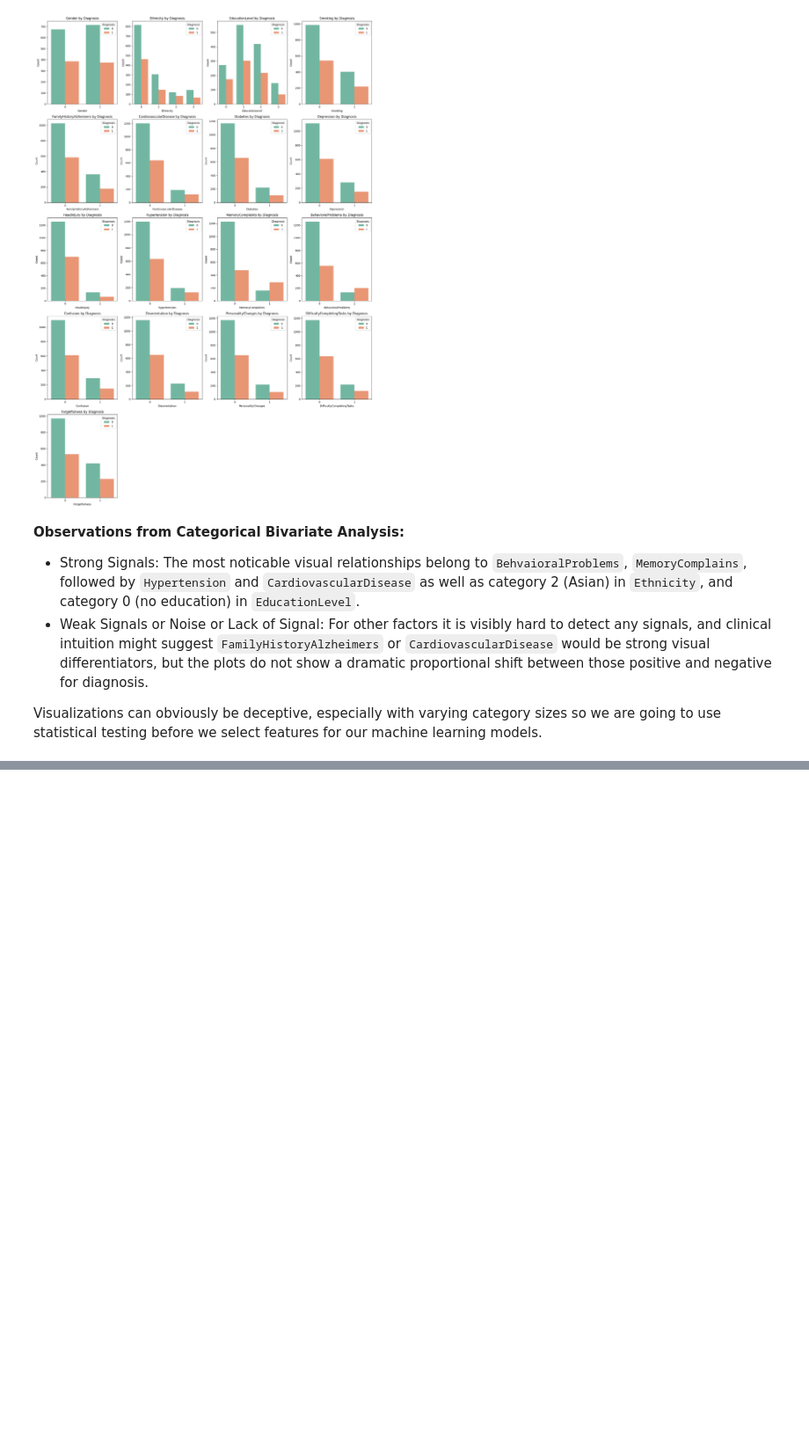
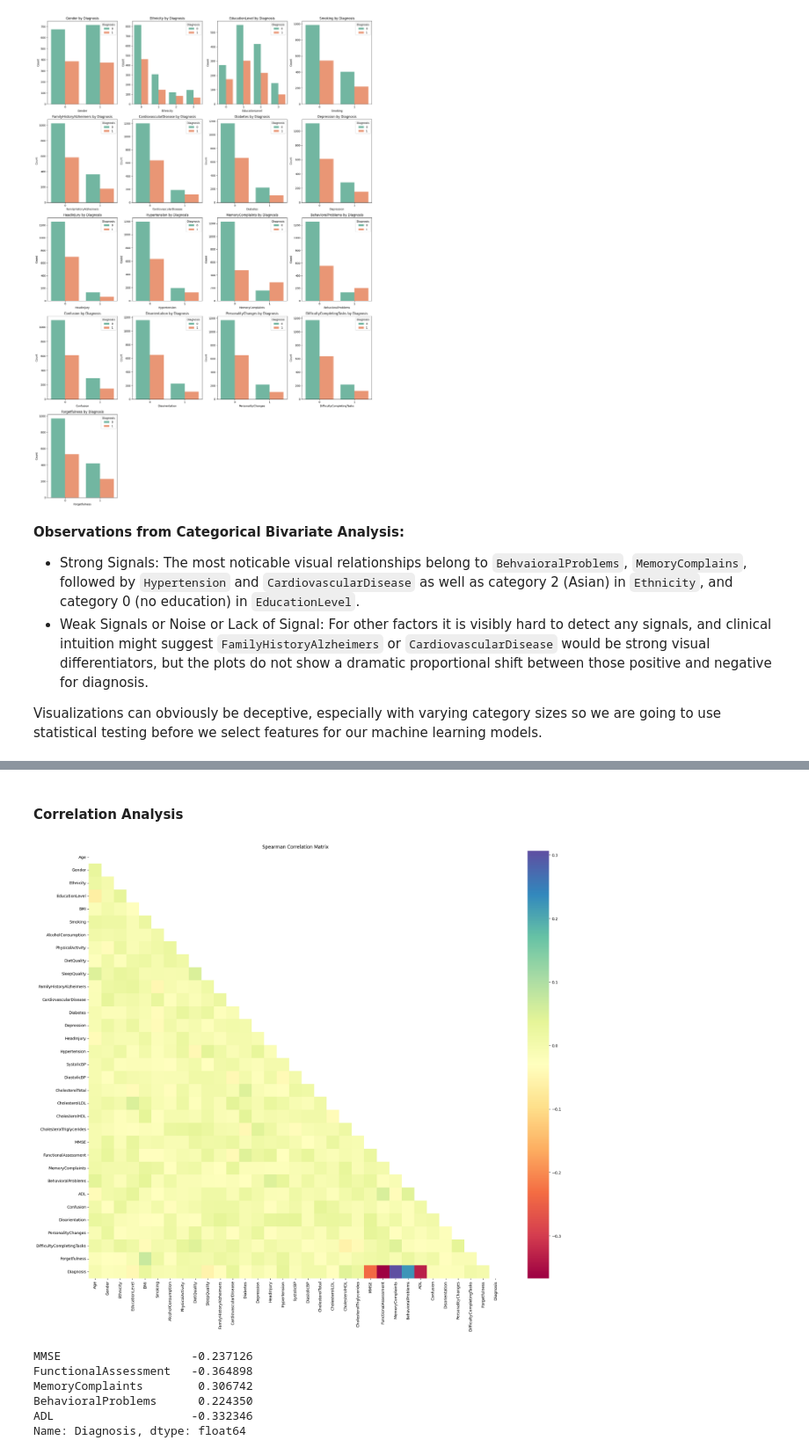
Before and after one commit to mtfattahpour/alzheimer-ml-classification, a Jupyter notebook: data_exploration.ipynb, the cells around one changed output, grey strips where cells are left out. Shown at 88% size. Drawn from its saved outputs; the diff is of its cells as text; code cells hidden in the pictures; blank space fills up the shorter version.

Commit message:
Added statistical tests and correlation analysis

```diff
--- a/analysis.ipynb
+++ b/data_exploration.ipynb
@@ -313,0 +385,25 @@ Visualizations can obviously be deceptive, especially with varying category size
+# %% [markdown]
+#### Correlation Analysis
+# %%
+corr = df.corr(method='spearman')
+
+plt.figure(figsize=(24, 20))
+mask = np.triu(np.ones_like(corr, dtype=bool))
+sns.heatmap(corr, mask=mask, cmap='Spectral')
+plt.title('Spearman Correlation Matrix')
+plt.show()
+# %% [output]
+[figure, added]
+# %%
+corr_diagnosis = df.corr(method='spearman')['Diagnosis']
+cols_selected = df.columns[corr_diagnosis.abs() > 0.1]
+corr_diagnosis = df[cols_selected].corr()['Diagnosis']
+corr_diagnosis = corr_diagnosis[corr_diagnosis.index != 'Diagnosis']
+corr_diagnosis
+# %% [output]
+MMSE                   -0.237126
+FunctionalAssessment   -0.364898
+MemoryComplaints        0.306742
+BehavioralProblems      0.224350
+ADL                    -0.332346
+Name: Diagnosis, dtype: float64
```
Also changed, not shown: parts of 8 cells of this notebook.
